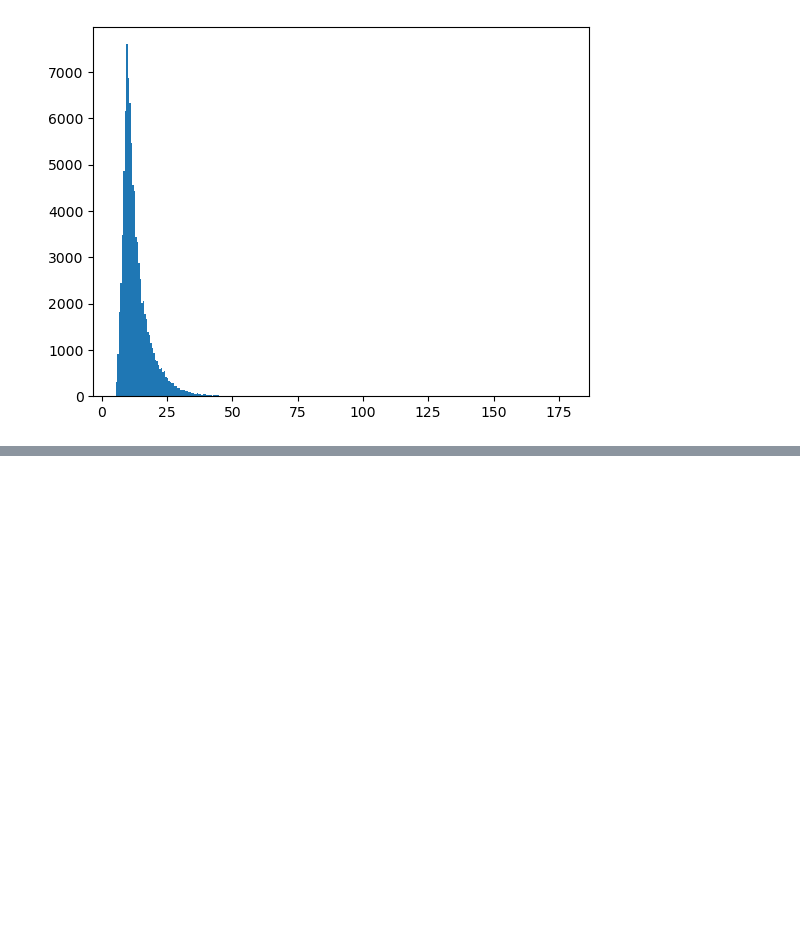
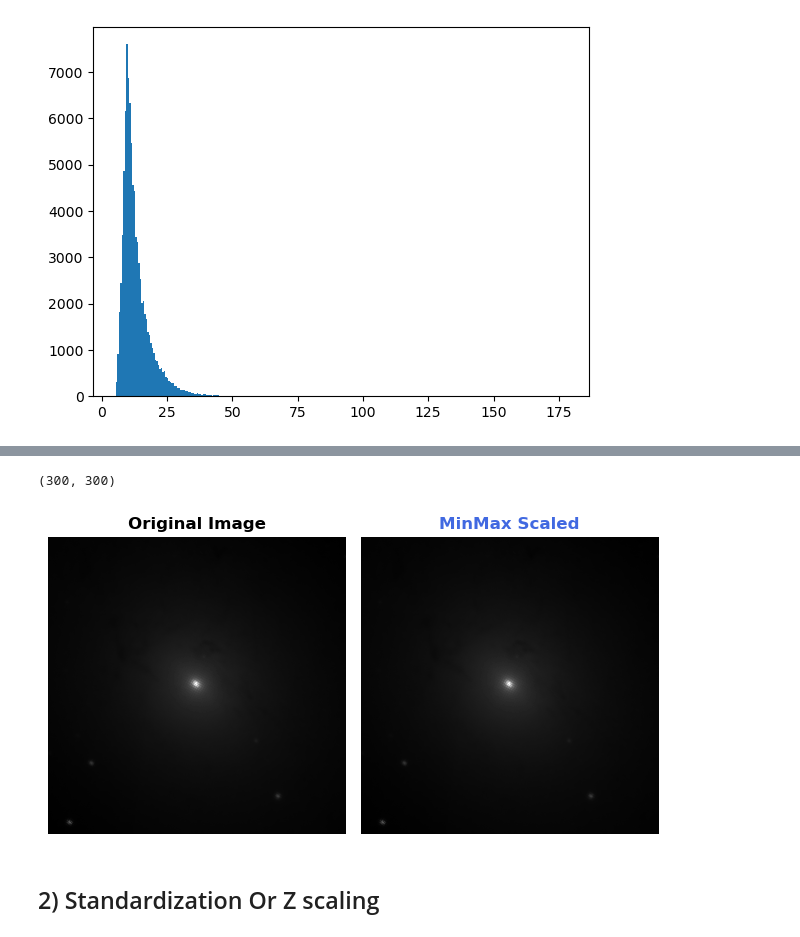
Before and after one commit to vinayak500/M31AstroProcessing, a Jupyter notebook: M31-analysis.ipynb, the cells around one changed output, grey strips where cells are left out. Saved outputs shown, nothing was run; the diff lists cells and outputs as text; code cells hidden in the pictures; blank space fills up the shorter version.

Commit message:
did some pixel scaling

```diff
--- a/Untitled.ipynb
+++ b/M31-analysis.ipynb
@@ -268,0 +289,29 @@ plt.show()
+# %%
+M31_Pixels.shape
+# %% [output]
+(300, 300)
+# %%
+def plot_pixels(pixel_array , title , color):
+    plt.imshow(pixel_array , cmap='gray' , origin='lower')
+    plt.title(title , color=color , weight='bold')
+    plt.axis('off')
+# %%
+def compare_pixels(scaled_array , title):
+    plt.subplot(1,2,1)
+    plot_pixels(M31_Pixels , title="Original Image" , color="black")
+    plt.subplot(1,2,2)
+    plot_pixels(scaled_array , title=title , color="royalblue")
+    plt.tight_layout()
+    plt.show()
+# %%
+def minmax_scaling(pixel_array):
+    num = pixel_array - np.min(pixel_array)
+    den = np.max(pixel_array) - np.min(pixel_array)
+    return num/den
+# %%
+minmax_array = minmax_scaling(M31_Pixels)
+compare_pixels(minmax_array , title='MinMax Scaled')
+# %% [output]
+[figure, added]
+# %% [markdown]
+## 2) Standardization Or Z scaling
```
Also changed, not shown: parts of 35 cells of this notebook, 1 other file.
